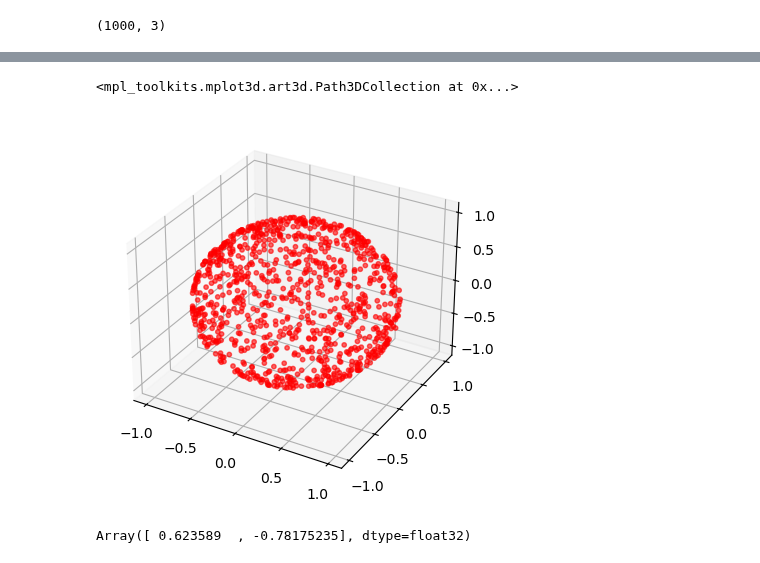
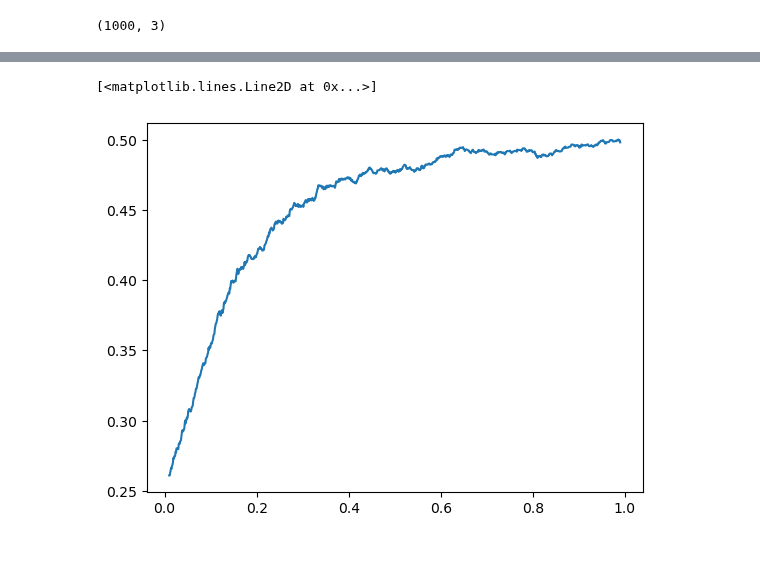
Before and after one commit to mackelab/dmri, a Jupyter notebook: notebooks/global_simulator/spherical_distributions.ipynb, the cells around one changed output, grey strips where cells are left out. Drawn from its saved outputs; the diff is of its cells as text; code cells hidden in the pictures.

Commit message:
spherical harmonics sucks

```diff
--- a/notebooks/global_simulator/spherical_distributions.ipynb
+++ b/notebooks/global_simulator/spherical_distributions.ipynb
@@ -35,11 +35,0 @@ plt.show()
-# %%
-fig = plt.figure()
-ax = fig.add_subplot(projection='3d')
-# plot sphere vertices colored by their pdf
-
-# overlay sample points in red
-ax.scatter(samples[:, 0], samples[:, 1], samples[:, 2],
-           color='red', s=10, alpha=0.6, label='Samples')
-# %% [output]
-<mpl_toolkits.mplot3d.art3d.Path3DCollection at 0x...>
-[figure, removed]
@@ -88,4 +35,0 @@ def sample_watson_ar_1(key, mu, kappa):
-# %%
-sample_watson_ar_1(jax.random.PRNGKey(1), jnp.array([1., 0.]), 1.0)
-# %% [output]
-Array([ 0.623589  , -0.78175235], dtype=float32)
@@ -91,0 +75,23 @@ Array([ 0.623589  , -0.78175235], dtype=float32)
+# %%
+vals = jax.random.normal(jax.random.PRNGKey(0), (1000, 3))
+vals = vals / jnp.linalg.norm(vals, axis=1)[:, None]
+hemisphere = HemiSphere(xyz=vals)
+# %%
+def kernel(v):
+    return jnp.exp(-jnp.dot(v, jnp.array([1.0, 1.0, 1.0]))**2)
+
+
+# Spherical convolution naive
+def naive_spherical_convolution(mu, odi, kernel):
+    dist = Watson(mu, odi)
+    samples = dist.sample(jax.random.key(3), (1_000,))
+    return jnp.mean(kernel(samples), axis=0)
+
+mu = jnp.array([hemisphere.theta[5], hemisphere.phi[5]])
+odi = 0.3
+
+signals_mc = jax.vmap(lambda o: naive_spherical_convolution(mu, o, kernel))(jnp.linspace(0.01, 0.99, 1000))
+plt.plot((jnp.linspace(0.01, 0.99, 1000)), signals_mc)
+# %% [output]
+[<matplotlib.lines.Line2D at 0x...>]
+[figure, added]
```
Also changed, not shown: parts of 22 cells of this notebook, 3 other files.
